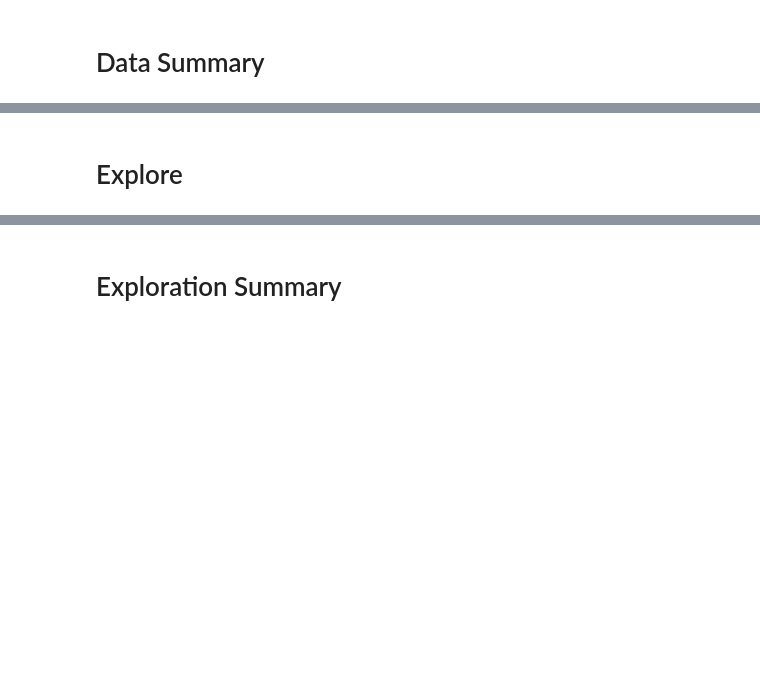
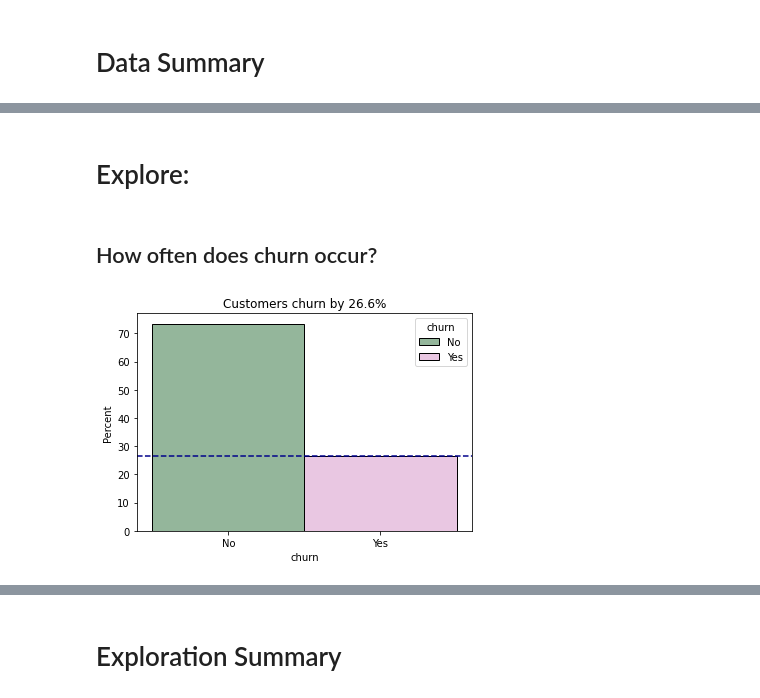
Before and after one commit to Yvette-Ibarra/classification-project, a Jupyter notebook: telco_classification_project.ipynb, the cells around one changed output, grey strips where cells are left out. Cells and saved outputs as stored; diff of their text form; code cells hidden in the pictures; blank space fills up the shorter version.

Commit message:
update explore section

```diff
--- a/telco_classification_project.ipynb
+++ b/telco_classification_project.ipynb
@@ -56,4 +77,7 @@ prepare actions:
 # %%
 # cleaning data
 df = w.prep_telco(df)
+
+# split data: train, validate and test
+train, validate, test = w.split_telco_data(df)
 # %% [markdown]
@@ -69,2 +113,8 @@ train.describe()
 # %% [markdown]
-# Explore
+# Explore:
+# %% [markdown]
+## How often does churn occur?
+# %%
+e.get_churn_mean_bar(train)
+# %% [output]
+[figure, added]
```
Also changed, not shown: parts of 32 cells of this notebook.
